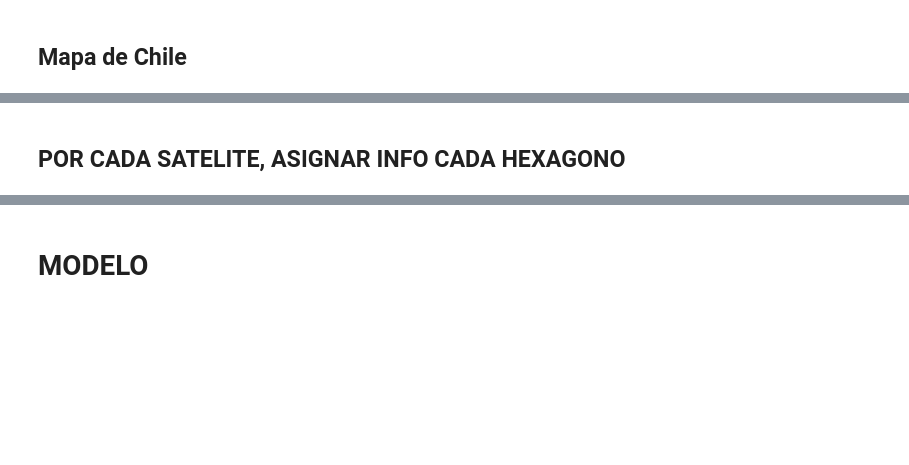
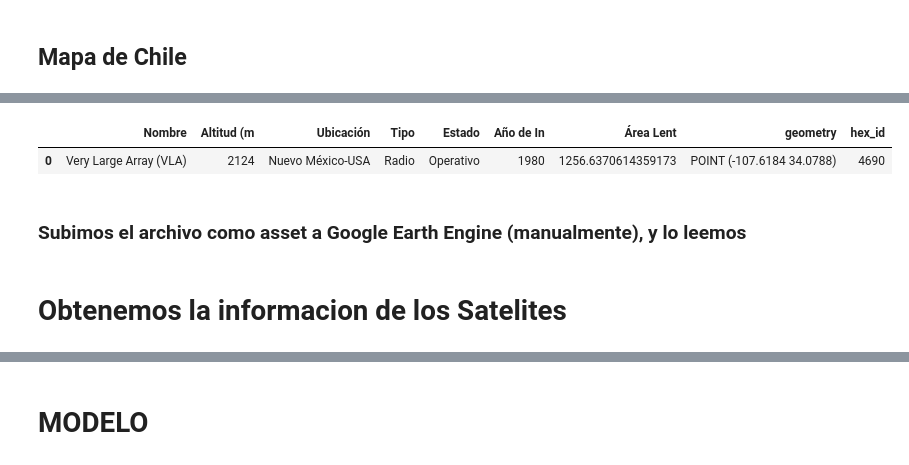
Before and after one commit to ChrisKmilo/Geoespatial-Project, a Jupyter notebook: Proyecto.ipynb, the cells around one changed output, grey strips where cells are left out. Drawn from its saved outputs; the diff is of its cells as text; code cells hidden in the pictures; blank space fills up the shorter version.

```diff
--- a/Proyecto.ipynb
+++ b/Proyecto.ipynb
@@ -97,28 +103,0 @@ def create_hexagon(center_x, center_y, size):
-# %%
-# Tamaño del hexágono (en grados si estás en EPSG:4326)
-hex_size = 0.2  # ajusta según la escala que necesites
-
-# Obtener el bounding box de la frontera de Chile
-minx, miny, maxx, maxy = chile.total_bounds
-
-# Cálculo de la altura y ancho del hexágono
-hex_height = np.sqrt(3) * hex_size
-hex_width = 2 * hex_size
-vert_spacing = hex_height
-horiz_spacing = 3/4 * hex_width
-
-# Generar centros de hexágonos
-hexes = []
-y = miny
-row = 0
-while y < maxy + hex_height:
-    x = minx - hex_width if row % 2 else minx
-    while x < maxx + hex_width:
-        hex_poly = create_hexagon(x, y, hex_size)
-        hexes.append(hex_poly)
-        x += horiz_spacing
-    y += vert_spacing
-    row += 1
-
-# Crear GeoDataFrame con los hexágonos
-hex_grid = gpd.GeoDataFrame(geometry=hexes, crs=chile.crs)
@@ -142,0 +253,9 @@ hex_grid
+# %%
+# a cada observatorio le asignamos el hexagono al que pertenece
+obs['hex_id'] = obs.geometry.apply(lambda x: hexagonos[hexagonos.contains(x)].id.values[0] if not hexagonos[hexagonos.contains(x)].empty else None)
+obs.head(1)
+# %% [output]
+|  | Nombre | Altitud (m | Ubicación | Tipo | Estado | Año de In | Área Lent | geometry | hex_id |
+| 0 | Very Large Array (VLA) | 2124 | Nuevo México-USA | Radio | Operativo | 1980 | 1256.6370614359173 | POINT (-107.6184 34.0788) | 4690 |
+# %% [markdown]
+### Subimos el archivo como asset a Google Earth Engine (manualmente), y lo leemos
@@ -143,2 +265,2 @@ hex_grid
 # %% [markdown]
-## POR CADA SATELITE, ASIGNAR INFO CADA HEXAGONO
+# Obtenemos la informacion de los Satelites
```
Also changed, not shown: parts of 52 cells of this notebook, 36 other files.
